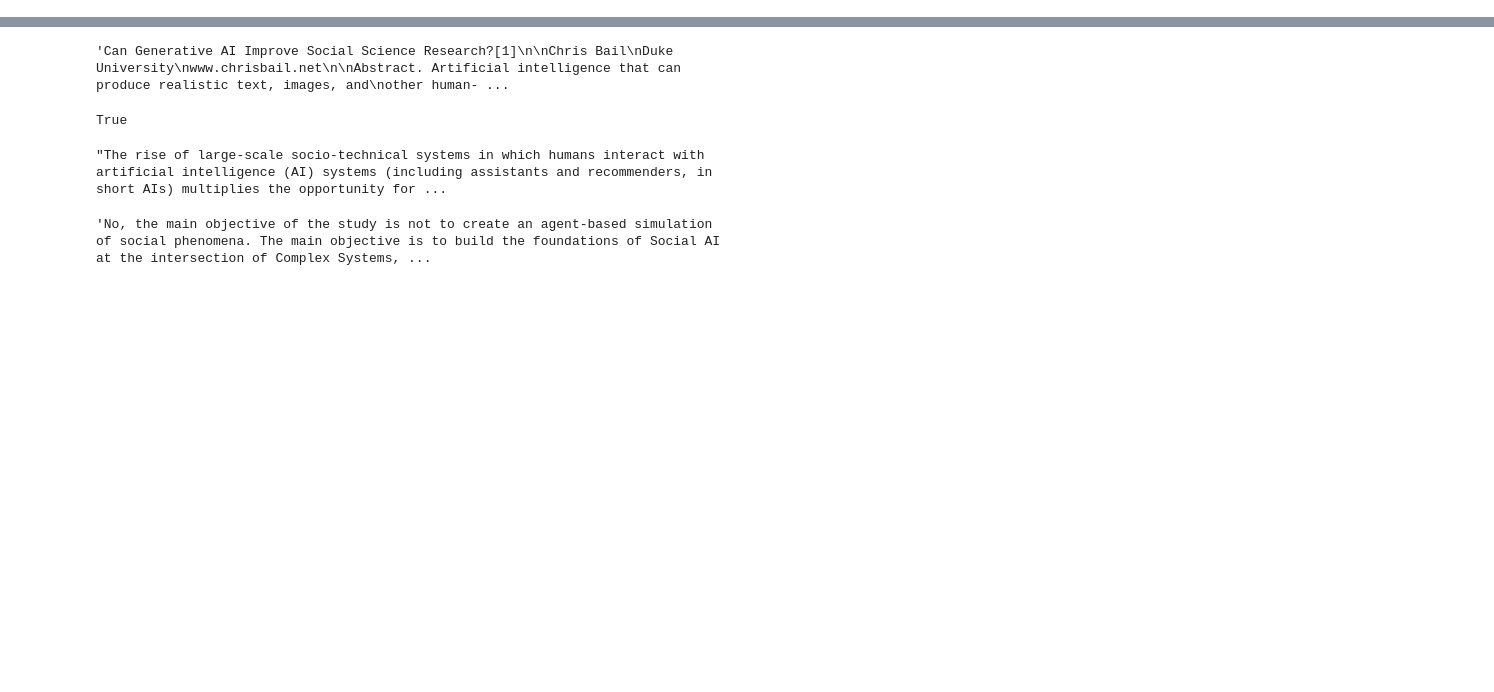
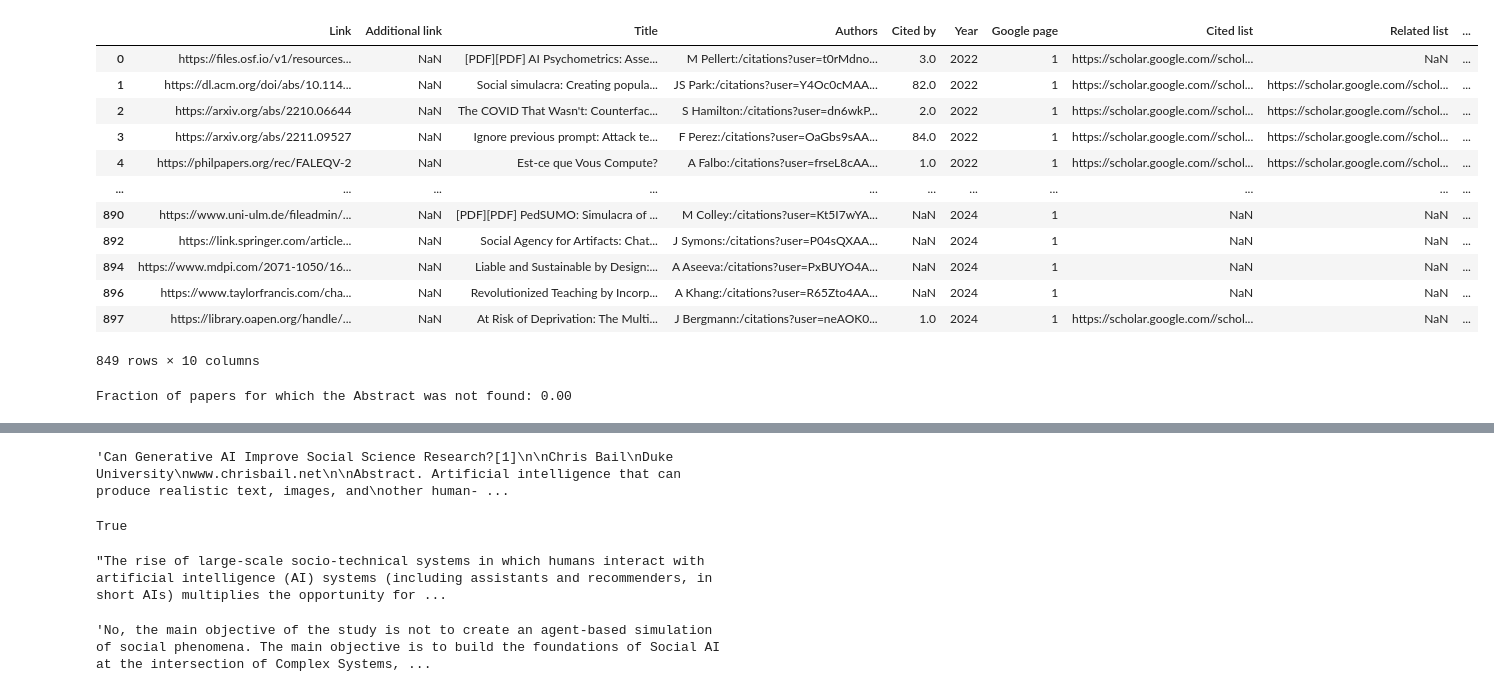
Before and after one commit to karetnikovn/gscholar-review-filter_copy, a Jupyter notebook: test.ipynb, the cells around one changed output, grey strips where cells are left out. Drawn from its saved outputs; the diff is of its cells as text; code cells hidden in the pictures; blank space fills up the shorter version.

```diff
--- a/test.ipynb
+++ b/test.ipynb
@@ -0,0 +20,24 @@
+# %%
+df
+# %% [output]
+|  | Link | Additional link | Title | Authors | Cited by | Year | Google page | Cited list | Related list | ... |
+| 0 | https://files.osf.io/v1/resources... | NaN | [PDF][PDF] AI Psychometrics: Asse... | M Pellert:/citations?user=t0rMdno... | 3.0 | 2022 | 1 | https://scholar.google.com//schol... | NaN | ... |
+| 1 | https://dl.acm.org/doi/abs/10.114... | NaN | Social simulacra: Creating popula... | JS Park:/citations?user=Y4Oc0cMAA... | 82.0 | 2022 | 1 | https://scholar.google.com//schol... | https://scholar.google.com//schol... | ... |
+| 2 | https://arxiv.org/abs/2210.06644 | NaN | The COVID That Wasn't: Counterfac... | S Hamilton:/citations?user=dn6wkP... | 2.0 | 2022 | 1 | https://scholar.google.com//schol... | https://scholar.google.com//schol... | ... |
+| 3 | https://arxiv.org/abs/2211.09527 | NaN | Ignore previous prompt: Attack te... | F Perez:/citations?user=OaGbs9sAA... | 84.0 | 2022 | 1 | https://scholar.google.com//schol... | https://scholar.google.com//schol... | ... |
+| 4 | https://philpapers.org/rec/FALEQV-2 | NaN | Est-ce que Vous Compute? | A Falbo:/citations?user=frseL8cAA... | 1.0 | 2022 | 1 | https://scholar.google.com//schol... | https://scholar.google.com//schol... | ... |
+| ... | ... | ... | ... | ... | ... | ... | ... | ... | ... | ... |
+| 890 | https://www.uni-ulm.de/fileadmin/... | NaN | [PDF][PDF] PedSUMO: Simulacra of ... | M Colley:/citations?user=Kt5I7wYA... | NaN | 2024 | 1 | NaN | NaN | ... |
+| 892 | https://link.springer.com/article... | NaN | Social Agency for Artifacts: Chat... | J Symons:/citations?user=P04sQXAA... | NaN | 2024 | 1 | NaN | NaN | ... |
+| 894 | https://www.mdpi.com/2071-1050/16... | NaN | Liable and Sustainable by Design:... | A Aseeva:/citations?user=PxBUYO4A... | NaN | 2024 | 1 | NaN | NaN | ... |
+| 896 | https://www.taylorfrancis.com/cha... | NaN | Revolutionized Teaching by Incorp... | A Khang:/citations?user=R65Zto4AA... | NaN | 2024 | 1 | NaN | NaN | ... |
+| 897 | https://library.oapen.org/handle/... | NaN | At Risk of Deprivation: The Multi... | J Bergmann:/citations?user=neAOK0... | 1.0 | 2024 | 1 | https://scholar.google.com//schol... | NaN | ... |
+849 rows × 10 columns
+# %%
+if len(cleaned_citations) >0:
+    num_abstract_not_found = (cleaned_citations == "Not Found").sum()
+    total_papers_analyzed = len(cleaned_citations)
+    fraction_abstract_not_found = num_abstract_not_found / total_papers_analyzed
+    print(f"Fraction of papers for which the Abstract was not found: {fraction_abstract_not_found:.2f}")
+# %% [output]
+Fraction of papers for which the Abstract was not found: 0.00
```
Also changed, not shown: parts of 15 cells of this notebook, 1 other file.
